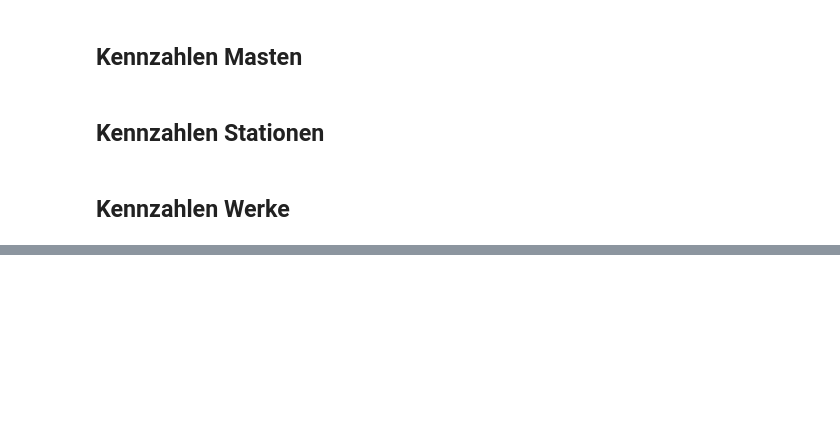
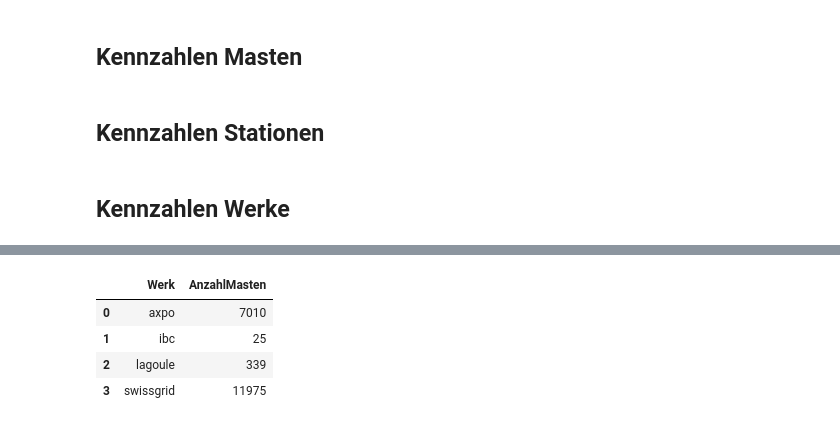
Before and after one commit to SFOE/KeyFiguresElectricalInstallations, a Jupyter notebook: KeyFiguresElectricalInstallations36kV.ipynb, the cells around one changed output, grey strips where cells are left out. Saved outputs shown, nothing was run; the diff lists cells and outputs as text; code cells hidden in the pictures; blank space fills up the shorter version.

```diff
--- a/KeyFiguresElectricalInstallations36kV.ipynb
+++ b/KeyFiguresElectricalInstallations36kV.ipynb
@@ -79,0 +87,8 @@ dfWerkeLeitung = dfWerkeLeitung.to_frame().reset_index()
+# %%
+dfWerkeMast
+# %% [output]
+|  | Werk | AnzahlMasten |
+| 0 | axpo | 7010 |
+| 1 | ibc | 25 |
+| 2 | lagoule | 339 |
+| 3 | swissgrid | 11975 |
```
Also changed, not shown: parts of 5 cells of this notebook.
